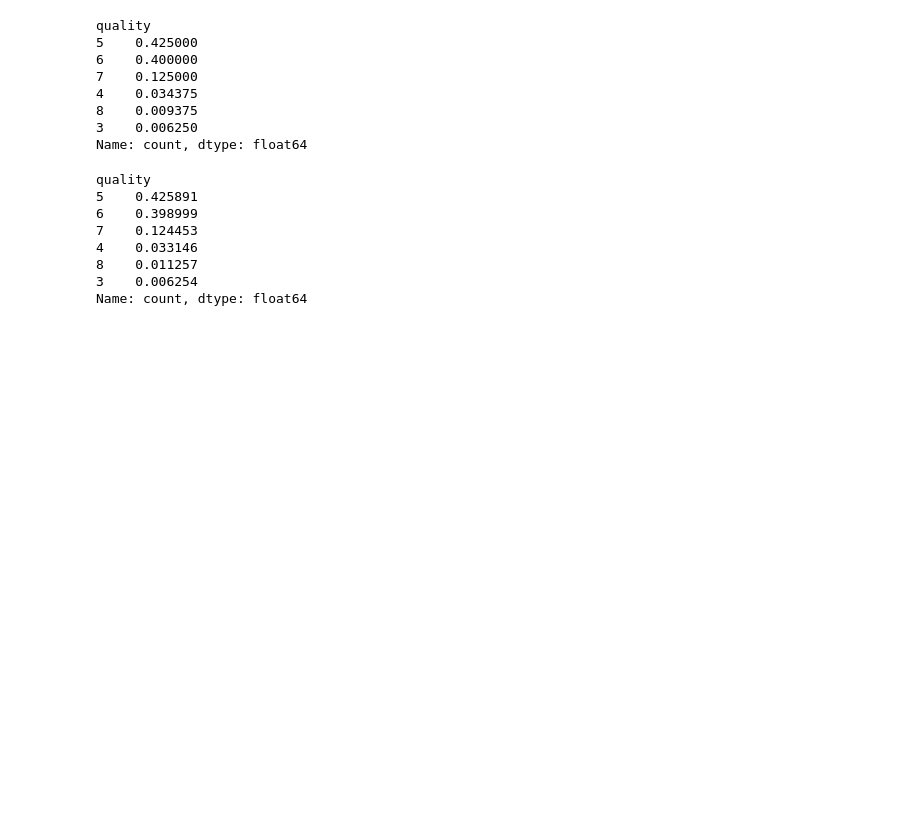
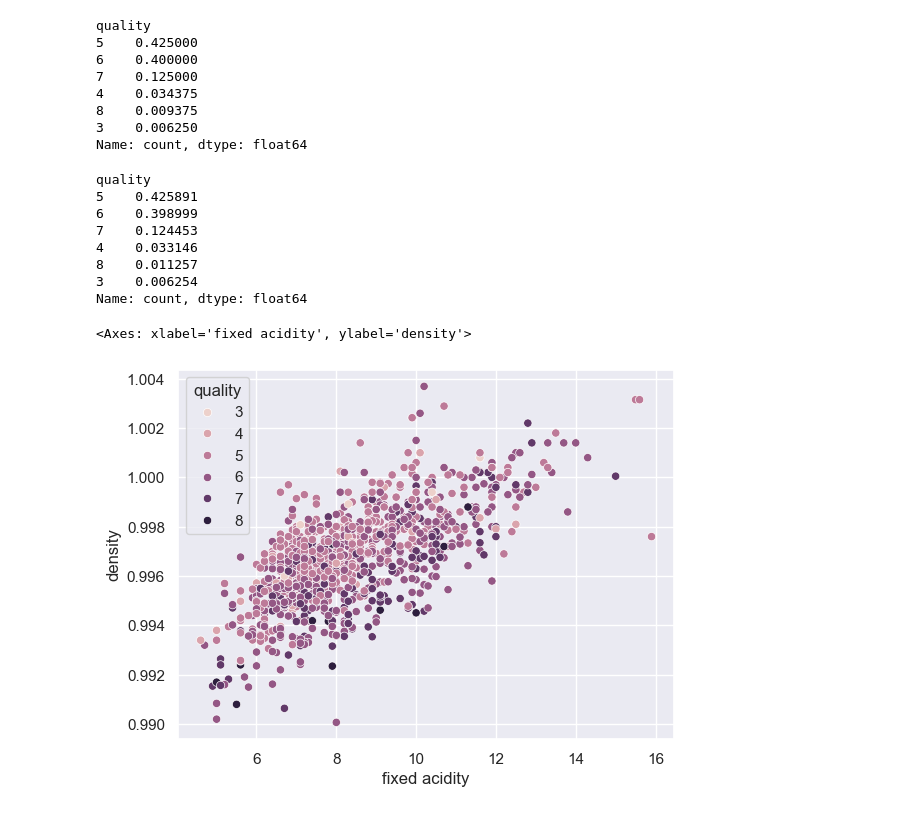
Before and after one commit to RuchiKalkandha/Hands_On_Machine_Learning-code-, a Jupyter notebook: End-to-End_MLProject.ipynb/Looking_at_big_picture.ipynb, the cells around one changed output. Saved outputs shown, nothing was run; the diff lists cells and outputs as text; code cells hidden in the pictures; blank space fills up the shorter version.

Commit message:
data visualization, preprocessing, feature scaling

```diff
--- a/End-to-End_MLProject.ipynb/Looking_at_big_picture.ipynb
+++ b/End-to-End_MLProject.ipynb/Looking_at_big_picture.ipynb
@@ -176,7 +176,7 @@ data.quality.hist()
 from sklearn.model_selection import StratifiedShuffleSplit
 split = StratifiedShuffleSplit(n_splits = 1, test_size = 0.2, random_state = 42)
 for train_index, test_index in split.split(data, data["quality"]):
-    start_train_set =  data.loc[train_index]
+    strat_train_set =  data.loc[train_index]
     strat_test_set = data.loc[test_index]
 # %%
 # lets examine the test set distribution by the wine quality
@@ -205,3 +205,13 @@ quality
 8    0.011257
 3    0.006254
 Name: count, dtype: float64
+# %%
+exploration_set = strat_train_set.copy()
+# its a good idea to create a copy of the training set so that we can freely manipulate it without worrying about any manipualtion in the original set.add
+# %%
+# Scatter Visualisation
+# with seaborn library:
+sns.scatterplot(x='fixed acidity',y='density',hue='quality',data=exploration_set)
+# %% [output]
+<Axes: xlabel='fixed acidity', ylabel='density'>
+[figure, added]
```
Also changed, not shown: parts of 17 cells of this notebook.
